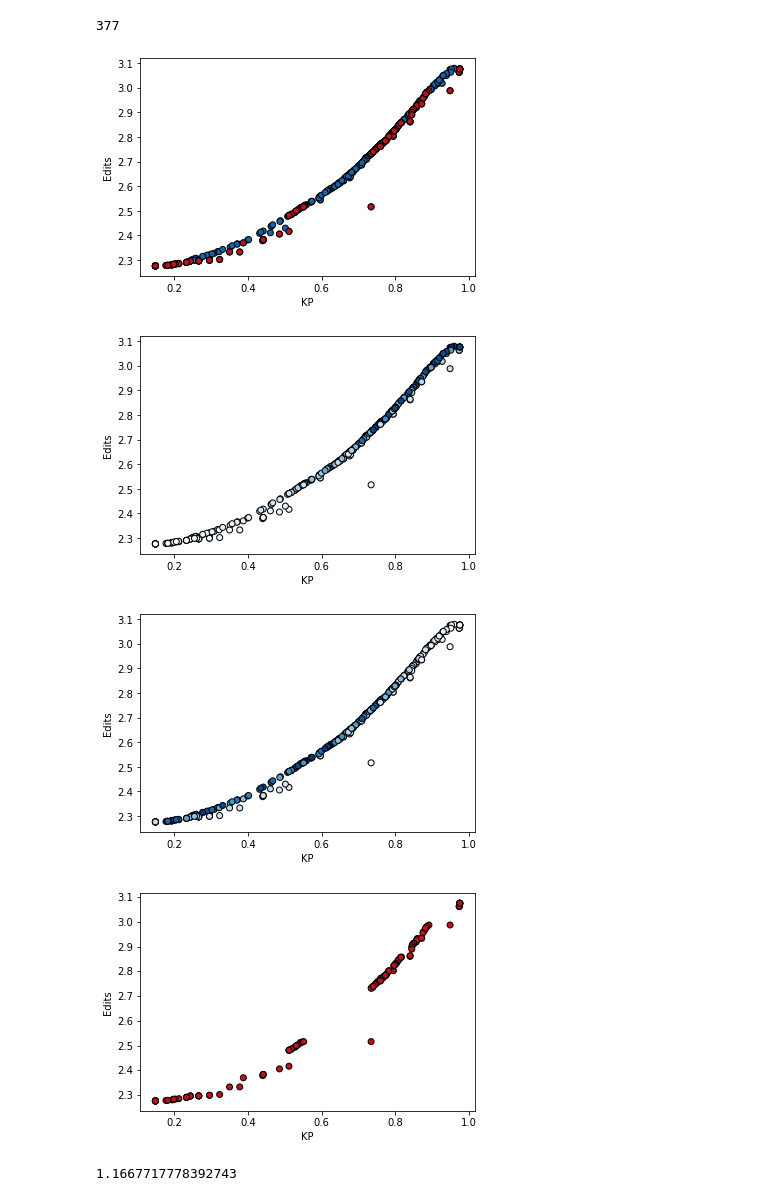
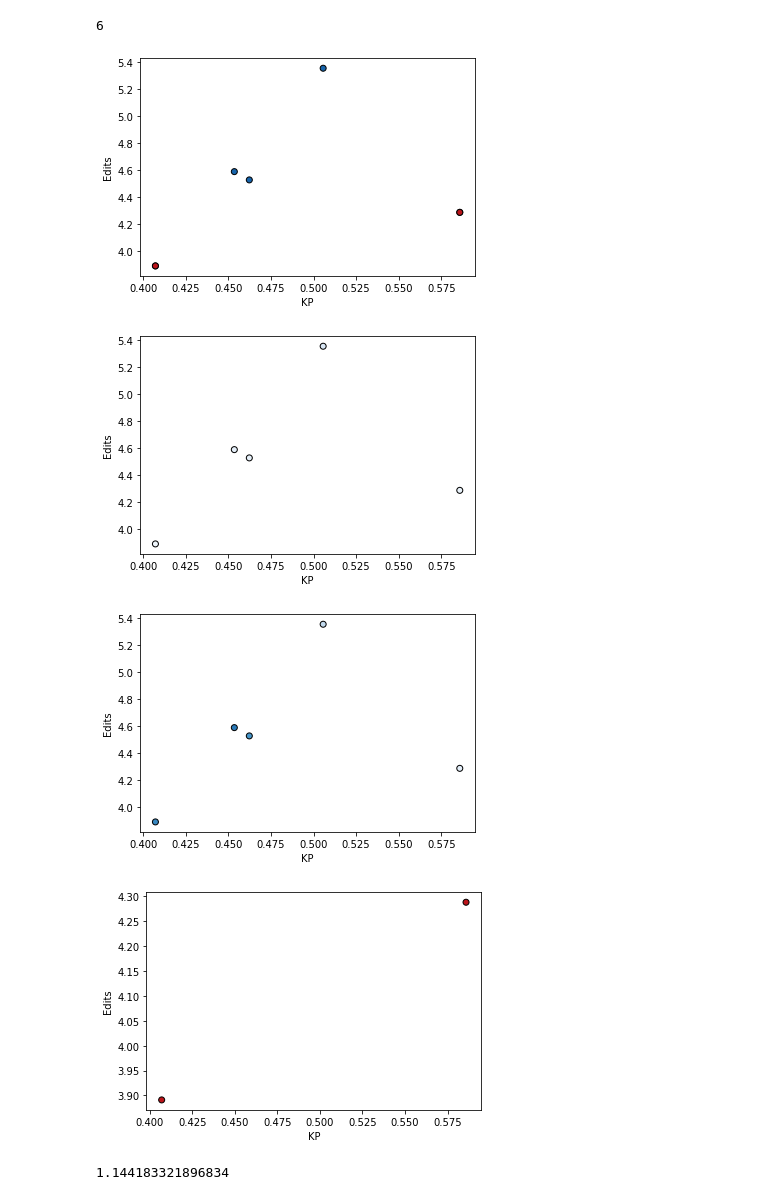
Before and after one commit to florenceboettger/visual-counterfactuals, a Jupyter notebook: evaluate_study_initial.ipynb, the cells around one changed output. Drawn from its saved outputs; the diff is of its cells as text; code cells hidden in the pictures.

Commit message:
fixed lamd parameter

```diff
--- a/evaluate_study_initial.ipynb
+++ b/evaluate_study_initial.ipynb
@@ -17,5 +18,5 @@ from eval_help import *
 # %%
-study = optuna.load_study(storage="sqlite://///store-01.hpi.uni-potsdam.de/fg/doellner/florence.boettger/counterfactuals/optimize_counterfactuals_full.db", study_name="optimize_counterfactuals_resnet")
+study = optuna.load_study(storage="sqlite://///store-01.hpi.uni-potsdam.de/fg/doellner/florence.boettger/counterfactuals/optimize_counterfactuals_full.db", study_name="optimize_counterfactuals_initial")
 # %%
 # study = optuna.create_study(
 #     storage="sqlite://///store-01.hpi.uni-potsdam.de/fg/doellner/florence.boettger/counterfactuals/optimize_counterfactuals_full.db",
@@ -38,27 +39,27 @@ study = optuna.load_study(storage="sqlite://///store-01.hpi.uni-potsdam.de/fg/do
 # %%
 len(study.trials)
 # %% [output]
-377
+6
 # %%
-plot_study(study, "resnet", is_resnet=True)
+plot_study(study, "initial")
 # %% [output]
-[figure, old version]
+[figure, new version]
 # %%
-plot_study(study, "resnet_lambd2", print_pareto=False, map=lambda t: t.params["lambd2"] / 10, is_resnet=True)
+plot_study(study, "initial_lambd2", print_pareto=False, map=lambda t: t.params["lambd2"] / 10)
 # %% [output]
-[figure, old version]
+[figure, new version]
 # %%
-plot_study(study, "resnet_max_dist", print_pareto=False, map=lambda t: t.params["max_dist"] / 3, is_resnet=True)
+plot_study(study, "initial_max_dist", print_pareto=False, map=lambda t: t.params["max_dist"] / 3)
 # %% [output]
-[figure, old version]
+[figure, new version]
 # %%
-plot_study(study, "resnet_pareto", is_resnet=True, print_others=False)
+plot_study(study, "initial_pareto", print_others=False)
 # %% [output]
-[figure, old version]
+[figure, new version]
 # %%
 np.average([t.params["max_dist"] for t in study.best_trials])
 # %% [output]
-1.1667717778392743
+1.144183321896834
 # %%
 optuna.visualization.plot_pareto_front(study, target_names=["KP", "edits"])
 # %%
```
Also changed, not shown: parts of 2 cells of this notebook, 5 other files.
